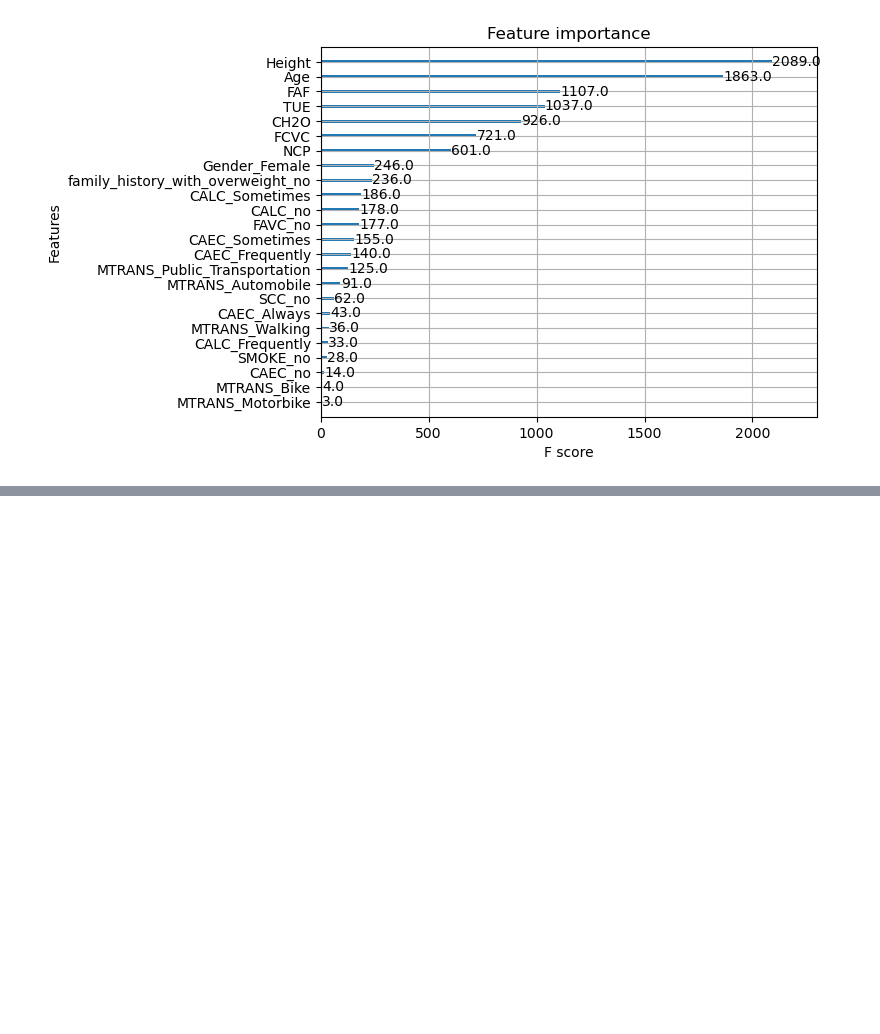
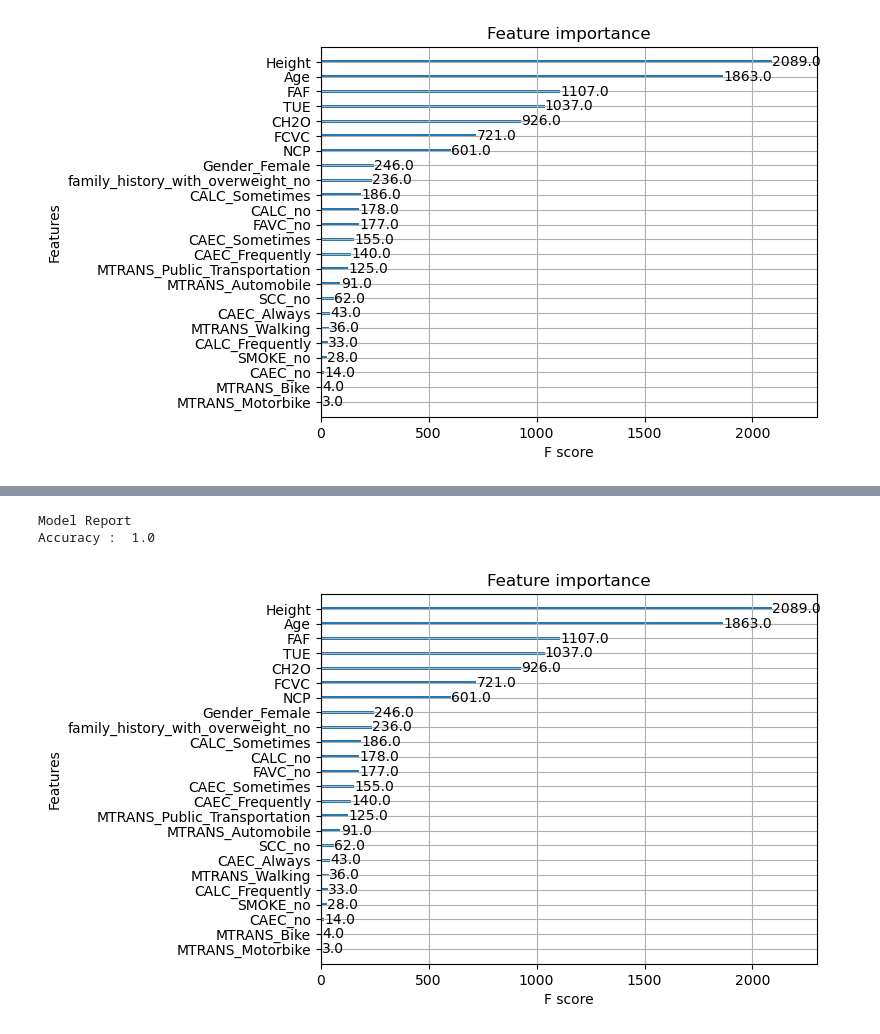
Before and after one commit to shekharbiswas/Obesity, a Jupyter notebook: Visuals.ipynb, the cells around one changed output, grey strips where cells are left out. Drawn from its saved outputs; the diff is of its cells as text; code cells hidden in the pictures; blank space fills up the shorter version.

```diff
--- a/Visuals.ipynb
+++ b/Visuals.ipynb
@@ -293,0 +287,5 @@ fig.tight_layout()
+# %%
+dtrain = X.copy()
+dtrain['Levels'] = y
+
+dtrain
@@ -293,0 +324,26 @@ fig.tight_layout()
+# %%
+predictors = [x for x in dtrain.columns if x not in ['Levels']]
+
+
+
+xgb1 = XGBClassifier(
+ learning_rate =0.1,
+ n_estimators=1000,
+ num_class = 6,
+ max_depth=5,
+ min_child_weight=1,
+ gamma=0,
+ subsample=0.8,
+ colsample_bytree=0.8,
+ objective= 'multi:softprob',
+ nthread=4,
+ scale_pos_weight=1,
+ seed=27)
+
+
+
+modelfit(xgb1, dtrain, predictors)
+# %% [output]
+Model Report
+Accuracy :  1.0
+[figure, added]
```
Also changed, not shown: parts of 17 cells of this notebook.
